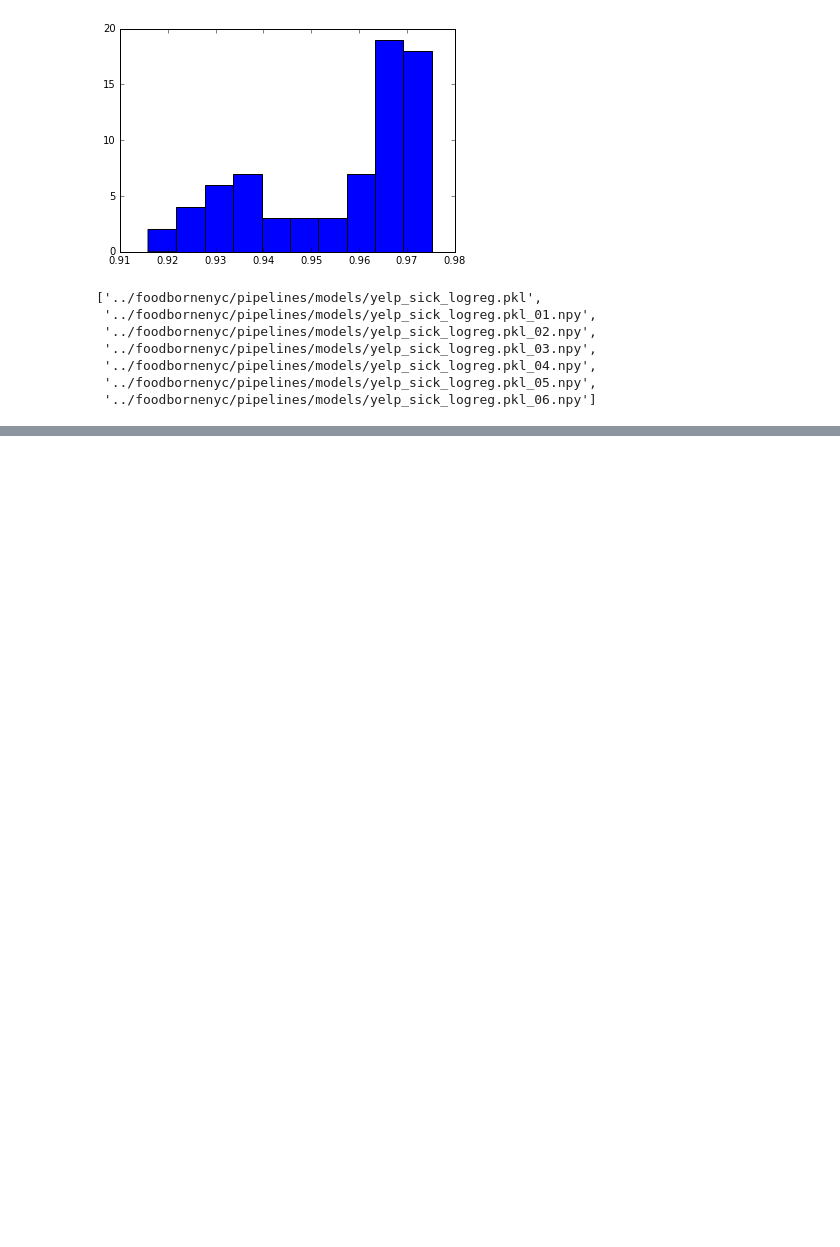
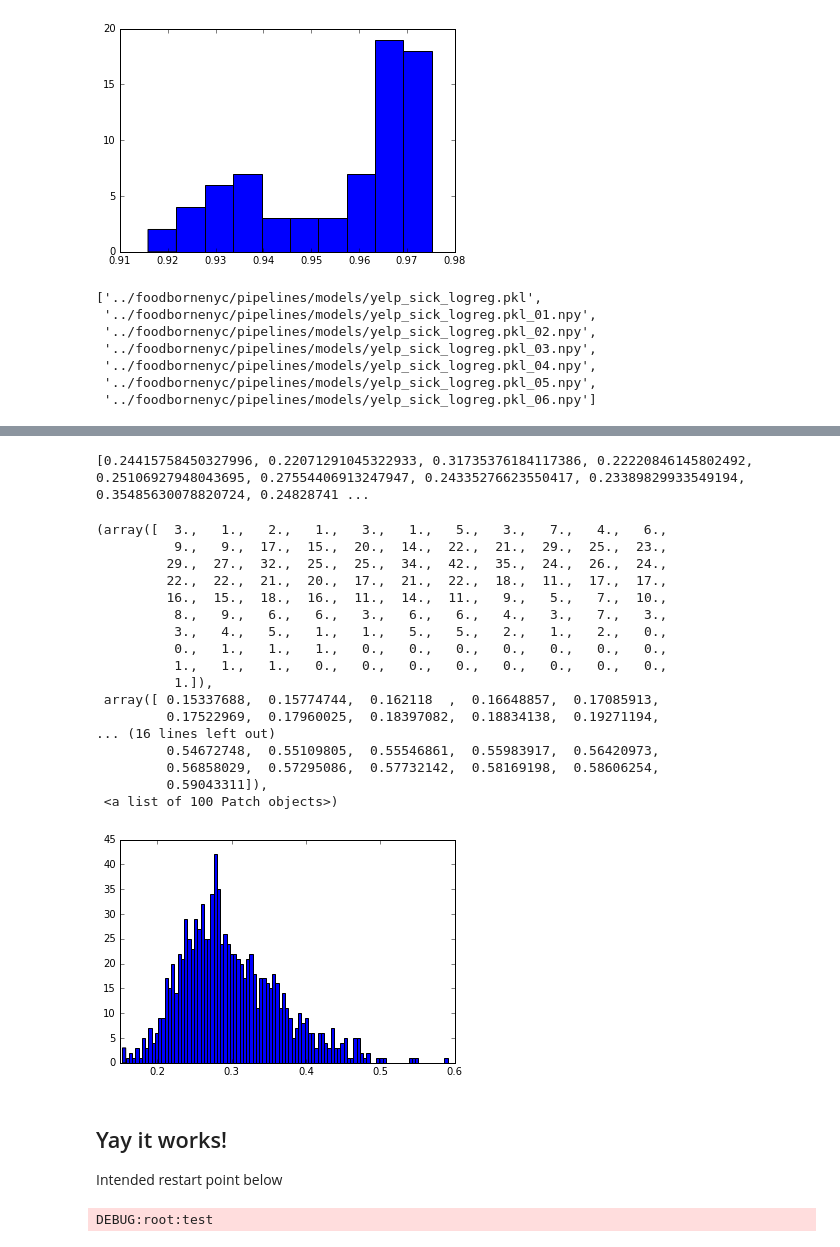
Before and after one commit to cu-publichealth/FoodborneML, a Jupyter notebook: notebooks/Yelp Classifier Training.ipynb, the cells around one changed output, grey strips where cells are left out. Drawn from its saved outputs; the diff is of its cells as text; code cells hidden in the pictures; blank space fills up the shorter version.

```diff
--- a/notebooks/Yelp Classifier Training.ipynb
+++ b/notebooks/Yelp Classifier Training.ipynb
@@ -179,0 +216,6 @@ joblib.dump(grid_search.best_estimator_, '../'+config['model_file'])
+# %%
+from time import time
+start = time()
+for rev in reviews:
+    print rev.document.id
+print "TIME:", time() - start
@@ -179,0 +313,6 @@ joblib.dump(grid_search.best_estimator_, '../'+config['model_file'])
+# %%
+clf = yelp_classify.YelpClassify('../'+config['model_file'])
+# %%
+% time
+for rev in reviews:
+    rev = clf.score_review(rev)
@@ -179,0 +322,40 @@ joblib.dump(grid_search.best_estimator_, '../'+config['model_file'])
+# %%
+other_scores = [rev.document.fp_pred for rev in reviews]
+print other_scores
+# %% [output]
+[0.24415758450327996, 0.22071291045322933, 0.31735376184117386, 0.22220846145802492, 0.25106927948043695, 0.27554406913247947, 0.24335276623550417, 0.23389829933549194, 0.35485630078820724, 0.24828741 ...
+# %%
+plt.hist(other_scores, 100)
+# %% [output]
+(array([  3.,   1.,   2.,   1.,   3.,   1.,   5.,   3.,   7.,   4.,   6.,
+          9.,   9.,  17.,  15.,  20.,  14.,  22.,  21.,  29.,  25.,  23.,
+         29.,  27.,  32.,  25.,  25.,  34.,  42.,  35.,  24.,  26.,  24.,
+         22.,  22.,  21.,  20.,  17.,  21.,  22.,  18.,  11.,  17.,  17.,
+         16.,  15.,  18.,  16.,  11.,  14.,  11.,   9.,   5.,   7.,  10.,
+          8.,   9.,   6.,   6.,   3.,   6.,   6.,   4.,   3.,   7.,   3.,
+          3.,   4.,   5.,   1.,   1.,   5.,   5.,   2.,   1.,   2.,   0.,
+          0.,   1.,   1.,   1.,   0.,   0.,   0.,   0.,   0.,   0.,   0.,
+          1.,   1.,   1.,   0.,   0.,   0.,   0.,   0.,   0.,   0.,   0.,
+          1.]),
+ array([ 0.15337688,  0.15774744,  0.162118  ,  0.16648857,  0.17085913,
+         0.17522969,  0.17960025,  0.18397082,  0.18834138,  0.19271194,
+... (16 lines left out)
+         0.54672748,  0.55109805,  0.55546861,  0.55983917,  0.56420973,
+         0.56858029,  0.57295086,  0.57732142,  0.58169198,  0.58606254,
+         0.59043311]),
+ <a list of 100 Patch objects>)
+[figure, added]
+# %% [markdown]
+## Yay it works!
+
+Intended restart point below
+# %%
+import logging
+logger = logging.getLogger()
+logger.setLevel(logging.DEBUG)
+logging.debug("test")
+
+from foodbornenyc.methods import yelp_classify
+from foodbornenyc.settings import yelp_classify_config as config
+# %% [output]
+DEBUG:root:test
```
Also changed, not shown: parts of 21 cells of this notebook, 11 other files.
